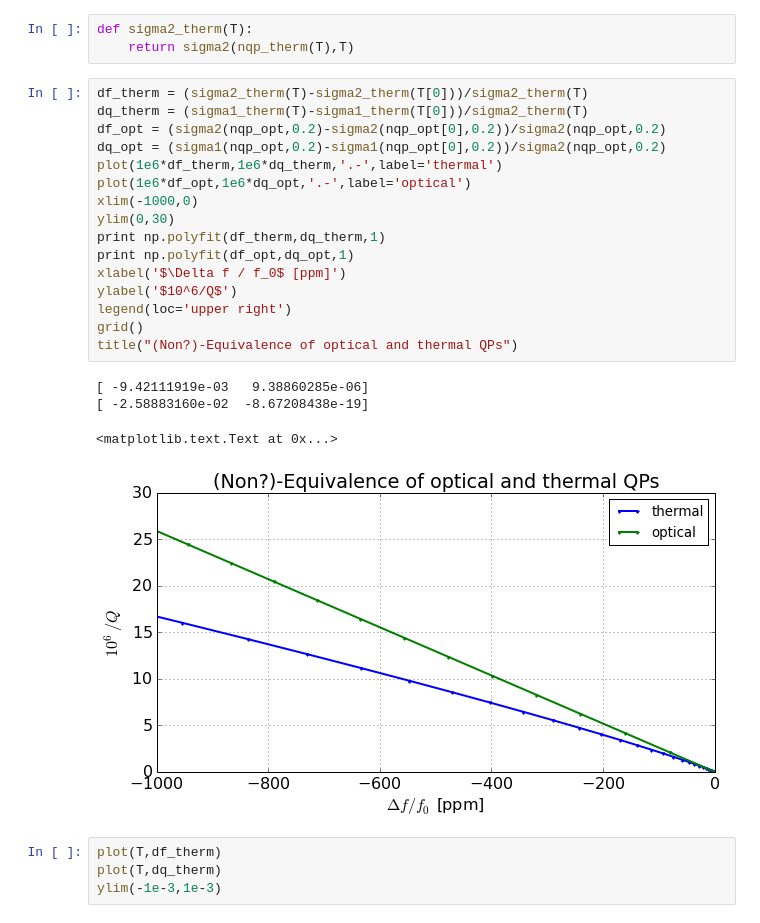
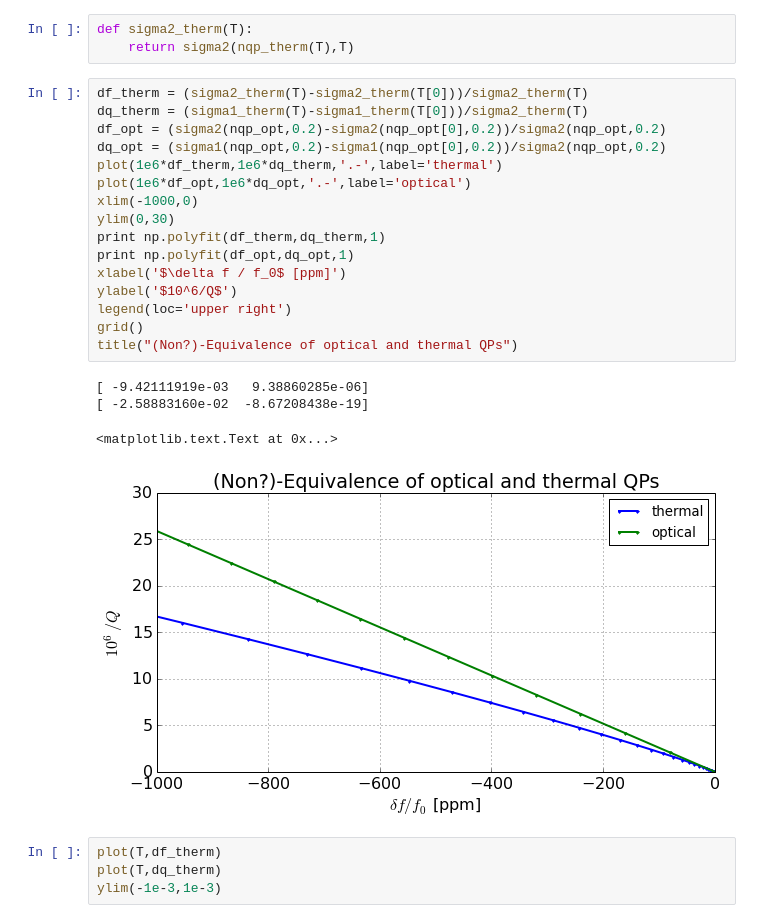
Before and after one commit to gitj/notebooks, a Jupyter notebook: 2014-05-28-gao-et-al-analysis.ipynb, the cells around one changed output. Saved outputs shown, nothing was run; the diff lists cells and outputs as text.

Commit message:
use delta instead of Delta

```diff
--- a/2014-05-28-gao-et-al-analysis.ipynb
+++ b/2014-05-28-gao-et-al-analysis.ipynb
@@ -68,24 +68,24 @@ def sigma2_therm(T):
 # %%
 df_therm = (sigma2_therm(T)-sigma2_therm(T[0]))/sigma2_therm(T)
 dq_therm = (sigma1_therm(T)-sigma1_therm(T[0]))/sigma2_therm(T)
 df_opt = (sigma2(nqp_opt,0.2)-sigma2(nqp_opt[0],0.2))/sigma2(nqp_opt,0.2)
 dq_opt = (sigma1(nqp_opt,0.2)-sigma1(nqp_opt[0],0.2))/sigma2(nqp_opt,0.2)
 plot(1e6*df_therm,1e6*dq_therm,'.-',label='thermal')
 plot(1e6*df_opt,1e6*dq_opt,'.-',label='optical')
 xlim(-1000,0)
 ylim(0,30)
 print np.polyfit(df_therm,dq_therm,1)
 print np.polyfit(df_opt,dq_opt,1)
-xlabel('$\Delta f / f_0$ [ppm]')
+xlabel('$\delta f / f_0$ [ppm]')
 ylabel('$10^6/Q$')
 legend(loc='upper right')
 grid()
 title("(Non?)-Equivalence of optical and thermal QPs")
 # %% [output]
 [ -9.42111919e-03   9.38860285e-06]
 [ -2.58883160e-02  -8.67208438e-19]
 <matplotlib.text.Text at 0x...>
-[figure, old version]
+[figure, new version]
 # %%
 plot(T,df_therm)
 plot(T,dq_therm)
```
Also changed, not shown: parts of 1 cell of this notebook.
